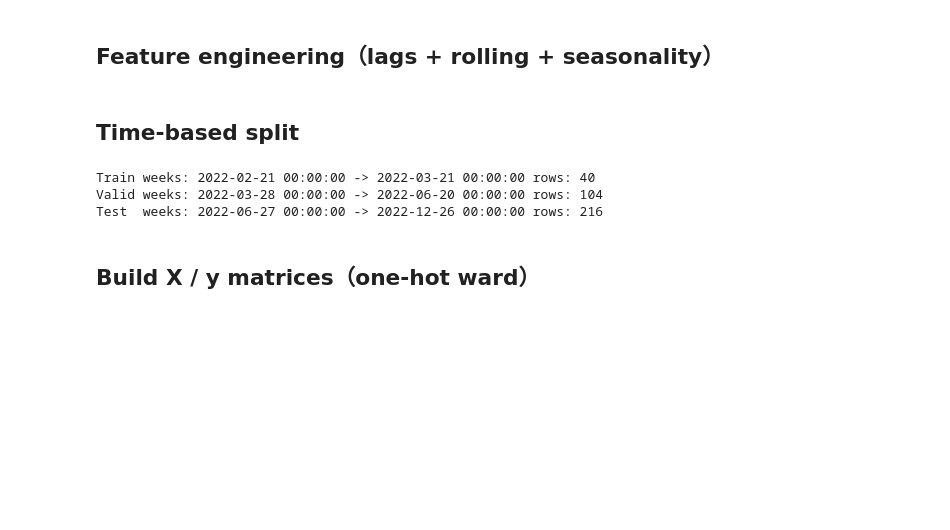
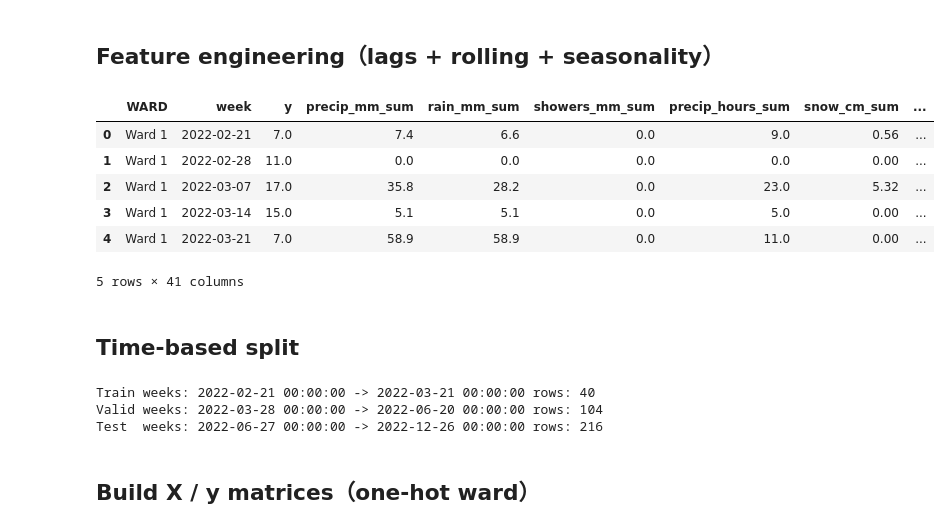
Before and after one commit to Erdos-Projects/spring-2026-dc-311, a Jupyter notebook: eda_2022.ipynb, the cells around one changed output. Saved outputs shown, nothing was run; the diff lists cells and outputs as text; code cells hidden in the pictures; blank space fills up the shorter version.

```diff
--- a/eda_2022.ipynb
+++ b/eda_2022.ipynb
@@ -550,6 +598,16 @@ panel_w["cos_woy"] = np.cos(2*np.pi*panel_w["weekofyear"]/52.0)
 
 # Drop rows that don't have enough history for lags/rolling
 model_df = panel_w.dropna().reset_index(drop=True)
+# %%
+model_df.head()
+# %% [output]
+|  | WARD | week | y | precip_mm_sum | rain_mm_sum | showers_mm_sum | precip_hours_sum | snow_cm_sum | ... |
+| 0 | Ward 1 | 2022-02-21 | 7.0 | 7.4 | 6.6 | 0.0 | 9.0 | 0.56 | ... |
+| 1 | Ward 1 | 2022-02-28 | 11.0 | 0.0 | 0.0 | 0.0 | 0.0 | 0.00 | ... |
+| 2 | Ward 1 | 2022-03-07 | 17.0 | 35.8 | 28.2 | 0.0 | 23.0 | 5.32 | ... |
+| 3 | Ward 1 | 2022-03-14 | 15.0 | 5.1 | 5.1 | 0.0 | 5.0 | 0.00 | ... |
+| 4 | Ward 1 | 2022-03-21 | 7.0 | 58.9 | 58.9 | 0.0 | 11.0 | 0.00 | ... |
+5 rows × 41 columns
 # %% [markdown]
 ## Time-based split
 # %%
```
Also changed, not shown: parts of 19 cells of this notebook.
